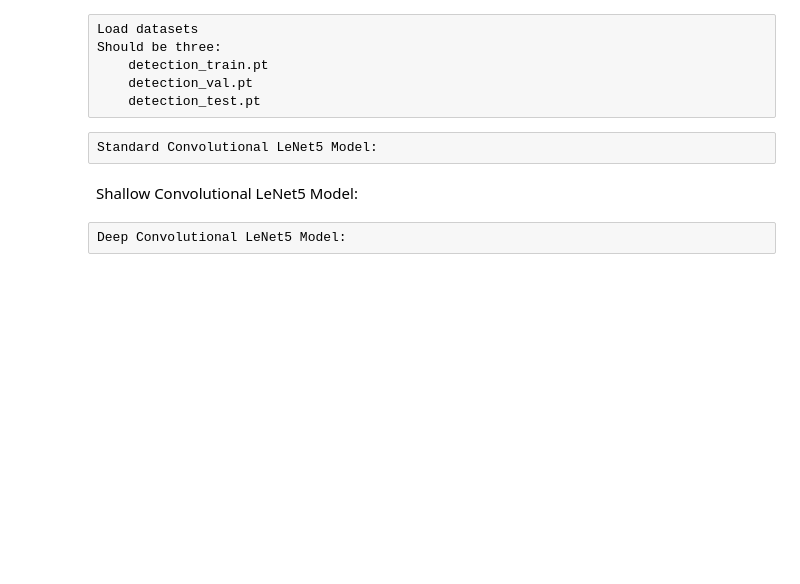
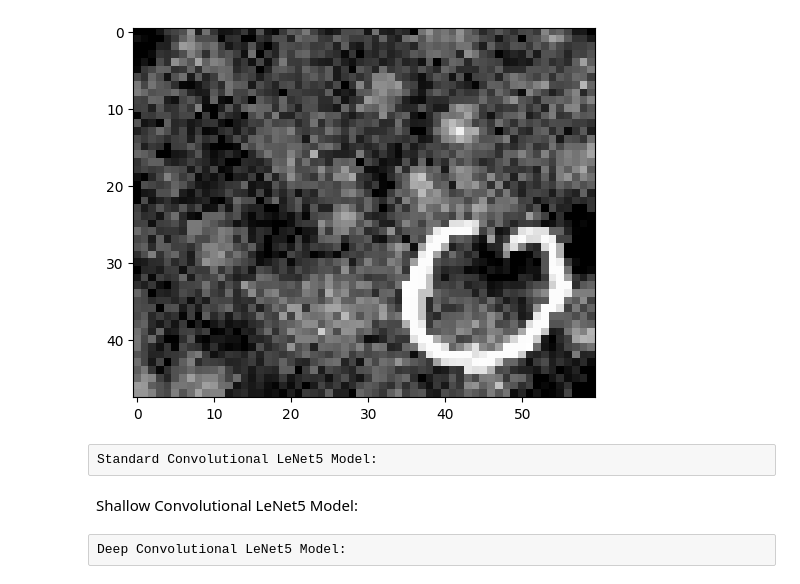
Before and after one commit to BenjaminHansenMortensen/DeepLearning, a Jupyter notebook: Project 2: Object Localization and Detection/assignmentDetection.ipynb, the cells around one changed output. Saved outputs shown, nothing was run; the diff lists cells and outputs as text; code cells hidden in the pictures; blank space fills up the shorter version.

```diff
--- a/Project 2: Object Localization and Detection/assignmentDetection.ipynb
+++ b/Project 2: Object Localization and Detection/assignmentDetection.ipynb
@@ -38,12 +36,6 @@ models = []
 model_names = []
 loss_train_list = []
 loss_val_list = []
-# %% [raw]
-Load datasets
-Should be three:
-    detection_train.pt
-    detection_val.pt
-    detection_test.pt
 # %%
 detection_train_data = torch.load(det_train_path)
 detection_val_data = torch.load(det_val_path)
@@ -94,3 +79,7 @@ def print_random_img(data):
+# %%
+print_random_img(detection_train_data)
+# %% [output]
+[figure, added]
 # %% [raw]
 Standard Convolutional LeNet5 Model:
 # %%
```
Also changed, not shown: parts of 26 cells of this notebook.
